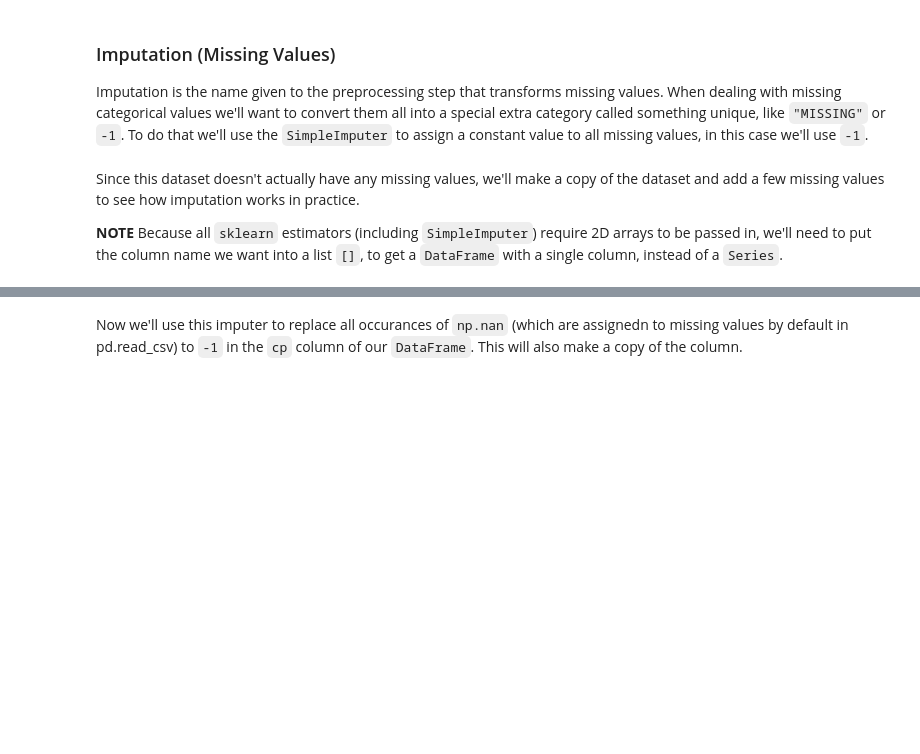
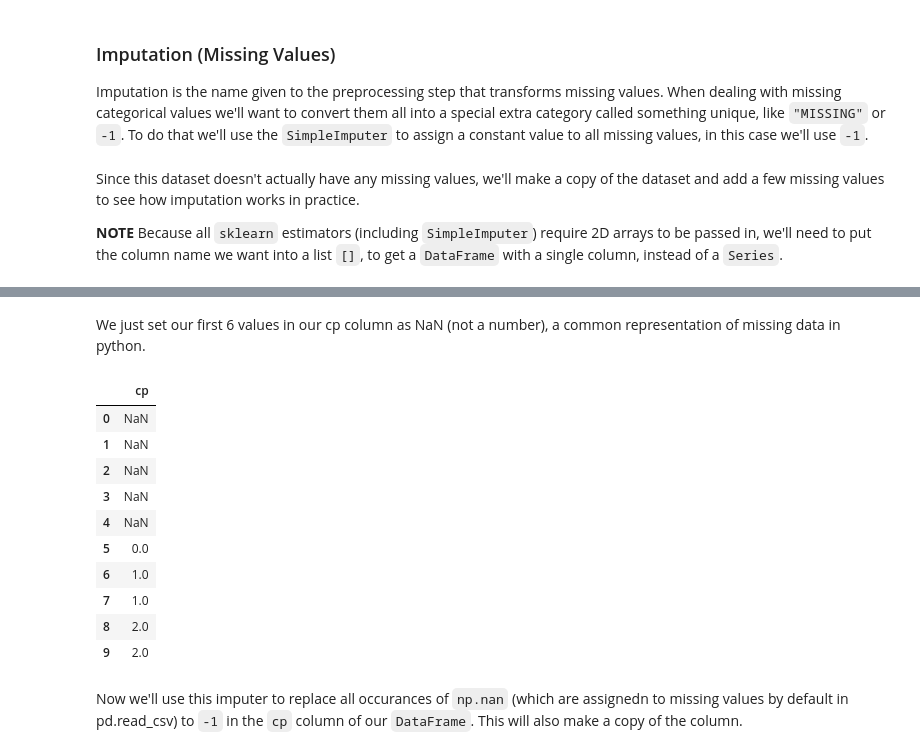
Before and after one commit to dlab-berkeley/Python-Machine-Learning, a Jupyter notebook: 2_regression.ipynb, the cells around one changed output, grey strips where cells are left out. Drawn from its saved outputs; the diff is of its cells as text; code cells hidden in the pictures; blank space fills up the shorter version.

```diff
--- a/2_regression.ipynb
+++ b/2_regression.ipynb
@@ -81,3 +94,19 @@ cp_missing.iloc[:5,0] = np.nan
+# %% [markdown]
+We just set our first 6 values in our cp column as NaN (not a number), a common representation of missing data in python.
+# %%
+cp_missing.head(n=10)
+# %% [output]
+|  | cp |
+| 0 | NaN |
+| 1 | NaN |
+| 2 | NaN |
+| 3 | NaN |
+| 4 | NaN |
+| 5 | 0.0 |
+| 6 | 1.0 |
+| 7 | 1.0 |
+| 8 | 2.0 |
+| 9 | 2.0 |
 # %% [markdown]
 Now we'll use this imputer to replace all occurances of `np.nan` (which are assignedn to missing values by default in pd.read_csv) to `-1` in the `cp` column of our `DataFrame`. This will also make a copy of the column.
 # %%
```
Also changed, not shown: parts of 45 cells of this notebook, 1 other file.
